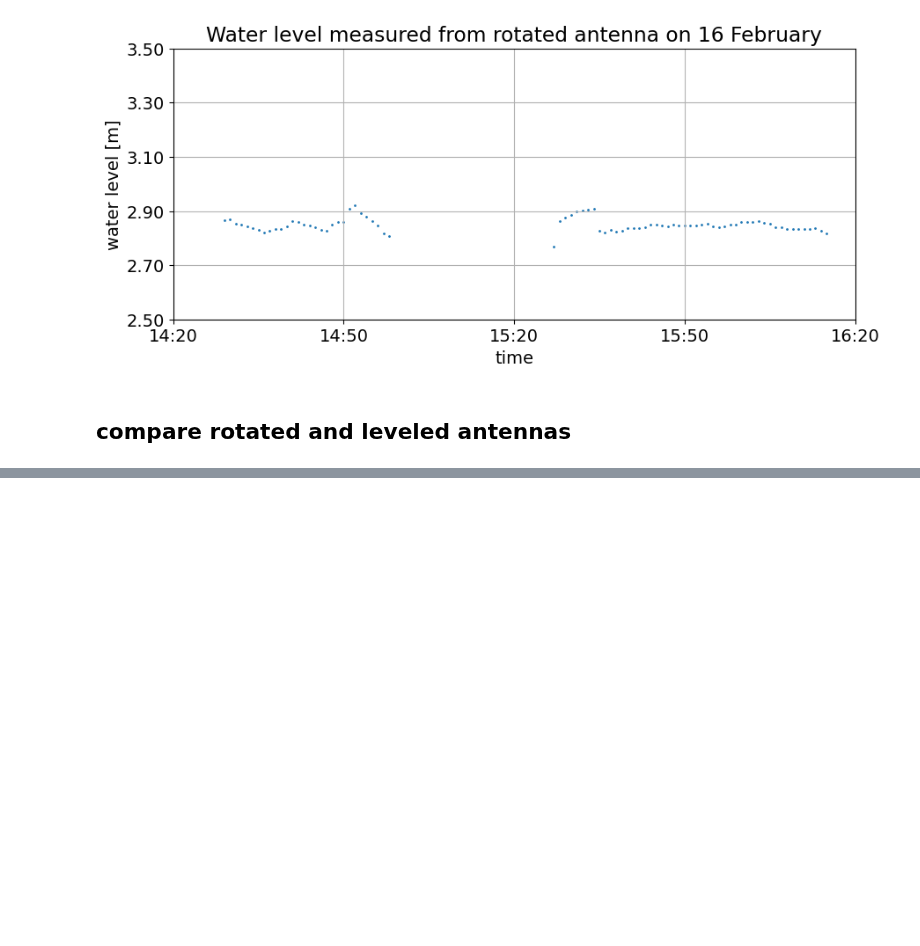
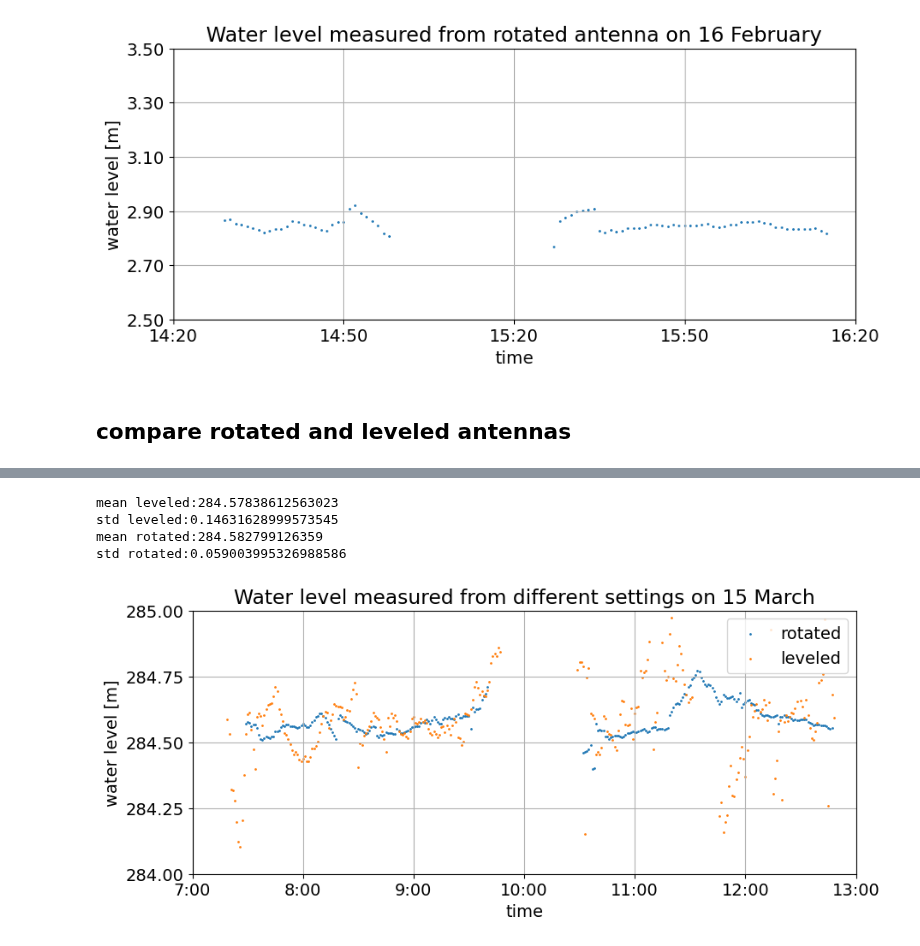
Before and after one commit to ziqing97/gnss_ir_analyze, a Jupyter notebook: src/plot_timeserie.ipynb, the cells around one changed output, grey strips where cells are left out. Cells and saved outputs as stored; diff of their text form; code cells hidden in the pictures; blank space fills up the shorter version.

```diff
--- a/src/plot_timeserie.ipynb
+++ b/src/plot_timeserie.ipynb
@@ -365,0 +366,64 @@ std rotated:0.08723707758915714
+# %%
+with open('../data/generated_data/kapitel4/compare/ts0315_3.pkl', 'rb') as f:
+    ts_dict = pickle.load(f)
+with open('../data/generated_data/kapitel4/compare/ts0315_2.pkl', 'rb') as f:
+    ts_dict2 = pickle.load(f)
+plt.rcParams.update({'font.size': 14})
+
+datekey = '0315-1'
+ante_h_1 = imoda.get_antenne_height(datekey)
+datekey = '0315-2'
+ante_h_2 = imoda.get_antenne_height(datekey)
+
+tbegin = datetime(year=2023,month=3,day=15,hour=7,minute=00,second=0,tzinfo=timezone.utc)
+tticklist = [tbegin]
+for i in range(1,7):
+    tticklist.append(tticklist[i-1]+timedelta(minutes=60))
+
+ts_0315_r1 = ts_dict['ts']['0315_r1']
+ts_0315_r2 = ts_dict['ts']['0315_r2']
+ts_0315_11 = ts_dict2['ts']['0315_11']
+ts_0315_12 = ts_dict2['ts']['0315_12']
+
+time_rotate = list(ts_0315_r1.keys()) + list(ts_0315_r2.keys())
+height_rotate_1 = ante_h_1['1'] - 0.20 - np.asarray(list(ts_0315_r1.values()))
+height_rotate_2 = ante_h_2['1'] - 0.20 - np.asarray(list(ts_0315_r2.values()))
+height_rotate = np.concatenate([height_rotate_1,height_rotate_2])
+
+time_stand = list(ts_0315_11.keys()) + list(ts_0315_12.keys())
+height_stand_1 = ante_h_1['1'] - np.asarray(list(ts_0315_11.values()))
+height_stand_2 = ante_h_2['1'] - np.asarray(list(ts_0315_12.values()))
+height_stand = np.concatenate([height_stand_1,height_stand_2])
+
+fig,ax = plt.subplots()
+fig.set_size_inches(10,4)
+
+ax.scatter(time_rotate,height_rotate,s=1)
+ax.scatter(time_stand,height_stand,s=1)
+ax.legend(['rotated','leveled'])
+ax.set_title('Water level measured from different settings on 15 March')
+ax.set_ylim([284,285])
+ax.set_xlim([tticklist[0],tticklist[-1]])
+ax.grid()
+ax.legend(['rotated','leveled'],loc=1)
+ax.set_xticks(tticklist)
+ax.set_yticks([284,284.25,284.5,284.75,285])
+ax.set_xticklabels(['7:00','8:00','9:00','10:00','11:00','12:00','13:00'])
+ax.set_xlabel('time')
+ax.set_ylabel('water level [m]')
+fig.savefig('../../write/bilder/kapitel4/ts_level_rotate2.png',bbox_inches='tight')
+
+mean_leveled = np.nanmean(height_stand)
+std_leveled = np.nanstd(height_stand)
+mean_rotated = np.nanmean(height_rotate)
+std_rotated = np.nanstd(height_rotate)
+print(f'mean leveled:{mean_leveled}')
+print(f'std leveled:{std_leveled}')
+print(f'mean rotated:{mean_rotated}')
+print(f'std rotated:{std_rotated}')
+# %% [output]
+mean leveled:284.57838612563023
+std leveled:0.14631628999573545
+mean rotated:284.582799126359
+std rotated:0.059003995326988586
+[figure, added]
```
Also changed, not shown: parts of 1 cell of this notebook, 2 other files.
